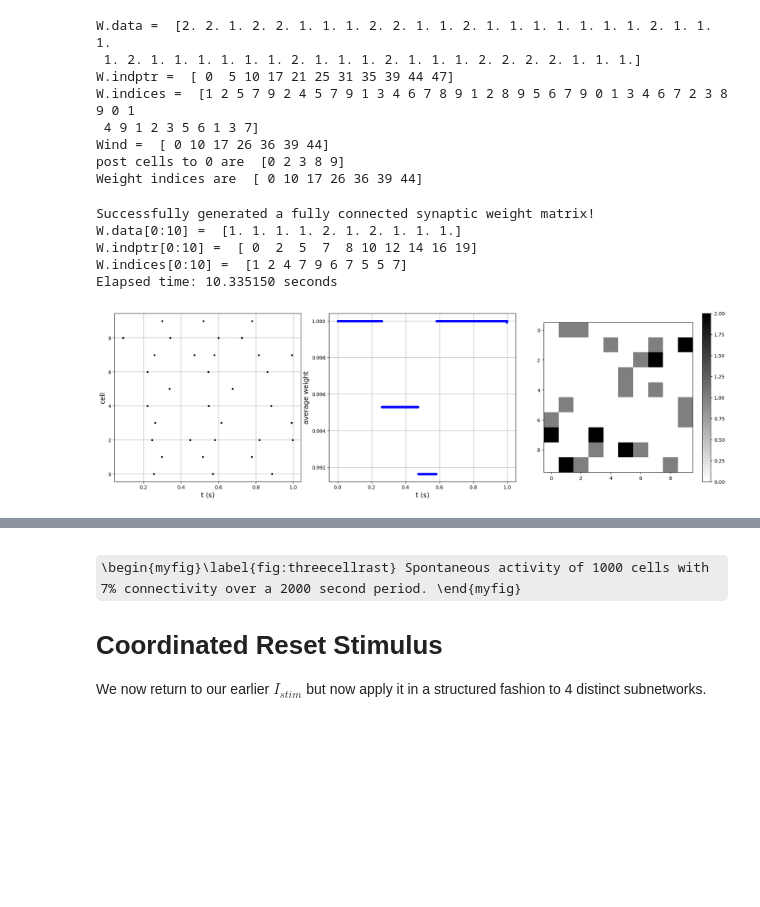
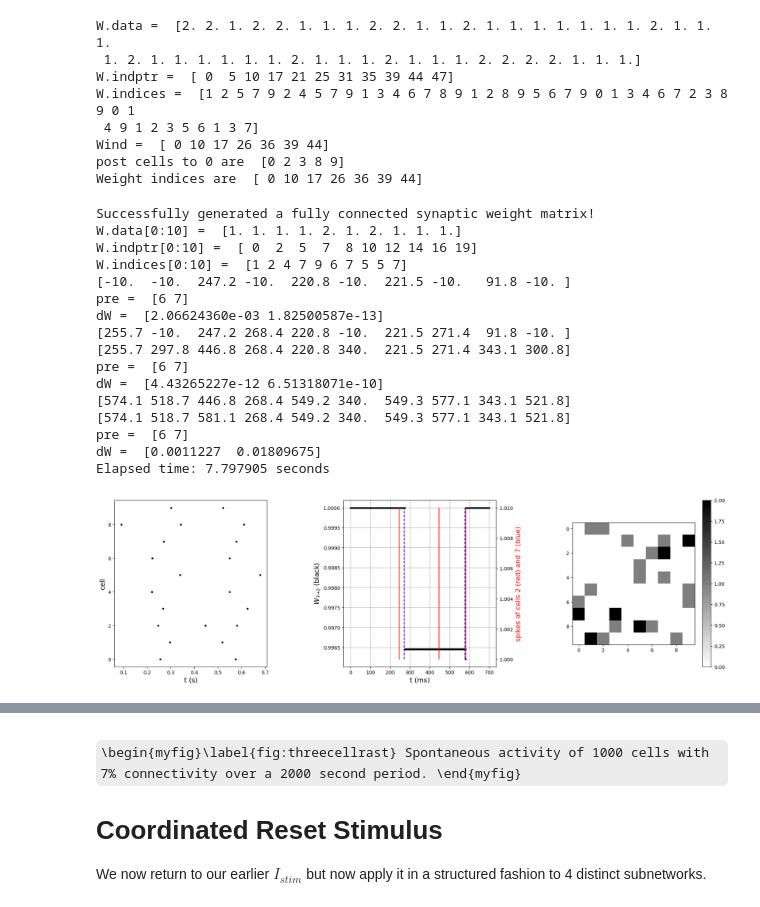
Before and after one commit to steve-cox-LA/EGlove, a Jupyter notebook: TassPlatform.ipynb, the cells around one changed output, grey strips where cells are left out. Cells and saved outputs as stored; diff of their text form; code cells hidden in the pictures; some formulas as TeX source; blank space fills up the shorter version.

```diff
--- a/TassPlatform.ipynb
+++ b/TassPlatform.ipynb
@@ -810,7 +810,7 @@ for j in range(1,Nt):
 
     if np.any(events):
         n_events = events.sum()
-        g_noise[events] += kappa_noise
+        g_noise[events] += bE*kappa_noise
         next_noise[events] += rng.exponential(1000.0 / f_noise, size=n_events)
 
     V = ( (a - (gleak + gsyn + g_noise))*V + b ) /  (c + gsyn + g_noise)
@@ -934,7 +934,7 @@ Wind =  [ 0 10 17 26 36 39 44]
 post cells to 0 are  [0 2 3 8 9]
 Weight indices are  [ 0 10 17 26 36 39 44]
 # %%
-# big net with STDP
+# big net with STDP (small scale example to trace a weight)
 
 import numpy as np
 import matplotlib.pyplot as plt
@@ -946,11 +946,12 @@ import time
 start_time = time.perf_counter()
 
 fig, (ax1, ax2, ax3) = plt.subplots(1,3)
-plt.subplots_adjust(right=3, left=0.25, wspace=0.15, top=1, bottom=0)
+plt.subplots_adjust(right=3, left=0.25, wspace=0.5, top=1, bottom=0)
+ax4 = ax2.twinx()
 
 rng = np.random.default_rng(12345)    # fixed random number generator
 
-Tfin = 1e3
+Tfin = 700
 dt = 0.1
 Nt = math.ceil(Tfin/dt)
 tausyn = 1
@@ -1015,6 +1016,7 @@ W.data -= 1  # lower weights by 1 to take {0,1}
 
 aE = (2*tausyn-dt)/(2*tausyn+dt)
 bE = 2*kappa/(2*tausyn+dt)/N
+bEnoise = 2*kappa_noise/(2*tausyn+dt)
 
 tref = 1
 Vres = -67
@@ -1072,10 +1074,13 @@ for j in range(1,Nt):
 
     if np.any(events):
         n_events = events.sum()
-        g_noise[events] += kappa_noise
+        g_noise[events] += bEnoise
         next_noise[events] += rng.exponential(1000.0 / f_noise, size=n_events)
 
     V = ( (a - (gleak + gsyn + g_noise))*V + b ) /  (c + gsyn + g_noise)
+
+    #ax4.plot(t, V[2], 'r.')
+    #ax4.plot(t, V[7], 'b.')
 
     Vthr = aT*Vthr + bT
 
@@ -1092,52 +1097,68 @@ for j in range(1,Nt):
 
         if t > Tfin - 1000:       # plot final second of spikes
             ax1.plot(t/1000, ind,'k.',markersize=6)
-            if ind == 42:
-                ax1.plot(t/1000, ind,'ro',markersize=6)
-            if ind == 66:
-                ax1.plot(t/1000, ind,'bo',markersize=6)
+            if ind == 2:
+                ax4.plot([t, t], [1, 1.01],'r')
+                print(T)
+            if ind == 7:
+                ax4.plot([t, t], [1, 1.01],'b--')
+                print(T)
 
 
         start, end = W.indptr[ind], W.indptr[ind+1]
         pre = W.indices[start:end]
+
         Delta = T[pre] + td - t   # (t_pre + td) - t_post
         Delta = np.where(Delta>0, -1e6, Delta)
         dW = delta*np.exp(Delta/tau_plus)
+        if ind == 2:
+            print("pre = ", pre)
+            print("dW = ", dW)
         W.data[start:end] += dW   # *(1-W[ind, p])
         W.data[start:end] = np.clip(W.data[start:end], 0.0, 1.0)
 
 
     #if j % 1e4 == 0:
         #ax2.plot(t/1000, W.data.mean(), 'k.')
-    ax2.plot(t/1000, W.data[6], 'b.')
+    ax2.plot(t, W.data[6], 'k.', markersize=4)
         #ax2.plot(t/1000, W[[Wrow[1]],[Wcol[1]]], 'r.')
 
     if j % (10*60*1e3) == 0:
         print(t/1000, W.data.mean())
     #    ax3.hist(W.data, 30, density=False, alpha = 1-j/Nt) #histtype = 'step') #, edgecolor='black')
 
 ax1.set_xlabel('t (s)',fontsize=14)
 ax1.set_ylabel('cell', color='k', fontsize=14)
 
-ax2.set_xlabel('t (s)',fontsize=14)
-ax2.set_ylabel('average weight', color='k', fontsize=14)
+ax2.set_xlabel('t (ms)',fontsize=14)
+#ax2.set_ylabel('average weight', color='k', fontsize=14)
+ax2.set_ylabel('$W_{7\\to 2}$ (black)', color='k', fontsize=14)
 ax2.grid('on')
+ax4.set_ylabel('spikes of cells 2 (red) and 7 (blue)', color='r', fontsize=14)
 
-ax1.grid('on')
-
-
-
+#ax3.grid('on')
 
 #ax3.hist(W.data, 30, density=False, edgecolor='black')
 
 end_time = time.perf_counter()
 print(f"Elapsed time: {end_time - start_time:.6f} seconds")
 
 #sp.sparse.save_npz('Wsp17AsAq.npz', W)
 # %% [output]
 Successfully generated a fully connected synaptic weight matrix!
 W.data[0:10] =  [1. 1. 1. 1. 2. 1. 2. 1. 1. 1.]
 W.indptr[0:10] =  [ 0  2  5  7  8 10 12 14 16 19]
 W.indices[0:10] =  [1 2 4 7 9 6 7 5 5 7]
-Elapsed time: 10.335150 seconds
+[-10.  -10.  247.2 -10.  220.8 -10.  221.5 -10.   91.8 -10. ]
+pre =  [6 7]
+dW =  [2.06624360e-03 1.82500587e-13]
+[255.7 -10.  247.2 268.4 220.8 -10.  221.5 271.4  91.8 -10. ]
+[255.7 297.8 446.8 268.4 220.8 340.  221.5 271.4 343.1 300.8]
+pre =  [6 7]
+dW =  [4.43265227e-12 6.51318071e-10]
+[574.1 518.7 446.8 268.4 549.2 340.  549.3 577.1 343.1 521.8]
+[574.1 518.7 581.1 268.4 549.2 340.  549.3 577.1 343.1 521.8]
+pre =  [6 7]
+dW =  [0.0011227  0.01809675]
+Elapsed time: 7.797905 seconds
-[figure, old version]
+[figure, new version]
```
Also changed, not shown: parts of 12 cells of this notebook, 1 other file.
